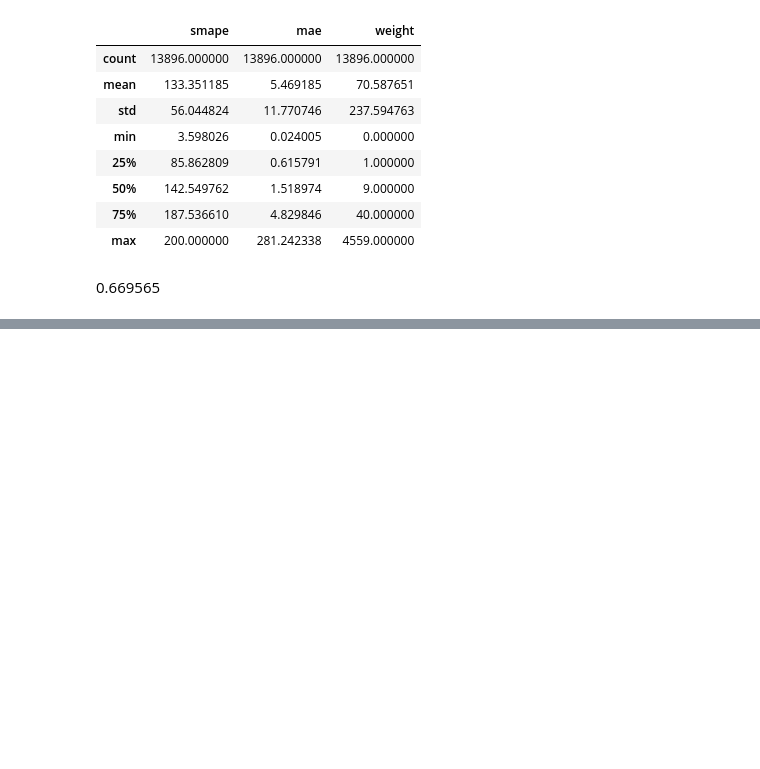
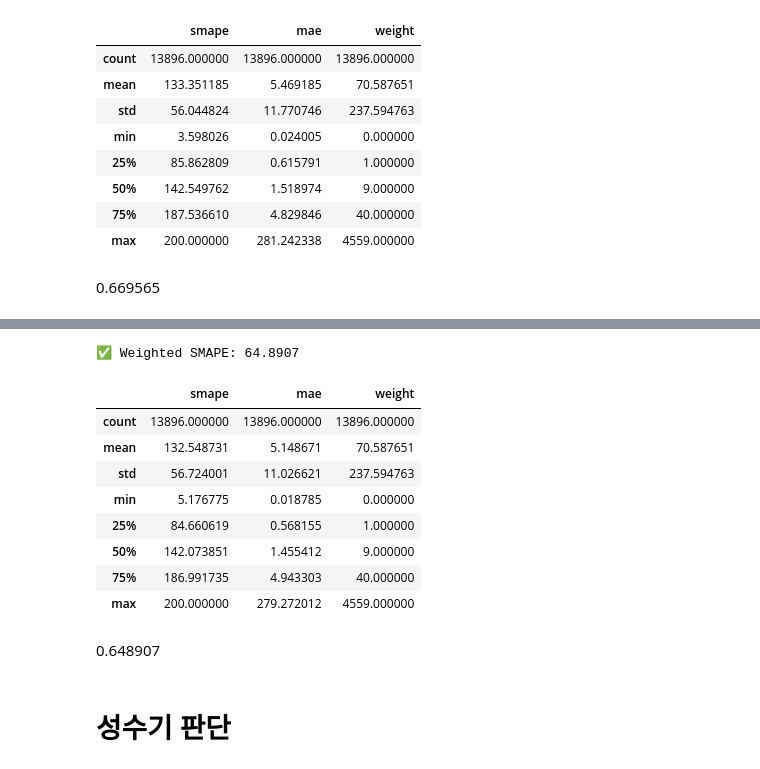
Before and after one commit to b00kkk/LGAimers07_hackerton, a Jupyter notebook: LGAimers.ipynb, the cells around one changed output, grey strips where cells are left out. Saved outputs shown, nothing was run; the diff lists cells and outputs as text; code cells hidden in the pictures; blank space fills up the shorter version.

```diff
--- a/LGAimers.ipynb
+++ b/LGAimers.ipynb
@@ -1628,0 +1653,36 @@ bt_results.describe()
+# %%
+import pandas as pd
+import holidays
+
+# 대한민국 공휴일 정보 (2023~2025년 기준)
+kr_holidays = holidays.KR(years=[2023, 2024, 2025])
+
+# 공휴일 플래그 추가 함수
+def add_holiday_flag(df):
+    df['영업일자'] = pd.to_datetime(df['영업일자'])
+    df['공휴일'] = df['영업일자'].dt.date.isin(kr_holidays).astype(float)
+    return df
+# %%
+import pandas as pd
+
+train = pd.read_csv('train.csv')
+train.loc[train['매출수량'] < 0, '매출수량'] = 0
+train = add_holiday_flag(train)
+
+# 요일 숫자 컬럼 (월=0, 일=6)
+train['요일'] = train['영업일자'].dt.dayofweek
+
+train['주말여부'] = (train['요일'] >= 5).astype(float)
+train['요일'] = train['요일'] / 6.0  # 정규화
+# %%
+import torch.nn as nn
+
+class MultiOutputLSTM(nn.Module):
+    def __init__(self, input_dim=1, hidden_dim=64, num_layers=2, output_dim=7):
+        super(MultiOutputLSTM, self).__init__()
+        self.lstm = nn.LSTM(input_dim, hidden_dim, num_layers, batch_first=True)
+        self.fc = nn.Linear(hidden_dim, output_dim)
+
+    def forward(self, x):
+        out, _ = self.lstm(x)
+        return self.fc(out[:, -1, :])  # (B, output_dim)
@@ -1628,0 +1956,18 @@ bt_results.describe()
+# %%
+bt_results, weighted_smape = backtest_lstm(train, trained_models)
+bt_results.describe()
+# %% [output]
+✅ Weighted SMAPE: 64.8907
+|  | smape | mae | weight |
+| count | 13896.000000 | 13896.000000 | 13896.000000 |
+| mean | 132.548731 | 5.148671 | 70.587651 |
+| std | 56.724001 | 11.026621 | 237.594763 |
+| min | 5.176775 | 0.018785 | 0.000000 |
+| 25% | 84.660619 | 0.568155 | 1.000000 |
+| 50% | 142.073851 | 1.455412 | 9.000000 |
+| 75% | 186.991735 | 4.943303 | 40.000000 |
+| max | 200.000000 | 279.272012 | 4559.000000 |
+# %% [markdown]
+0.648907
+# %% [markdown]
+# 성수기 판단
```
Also changed, not shown: parts of 26 cells of this notebook.
